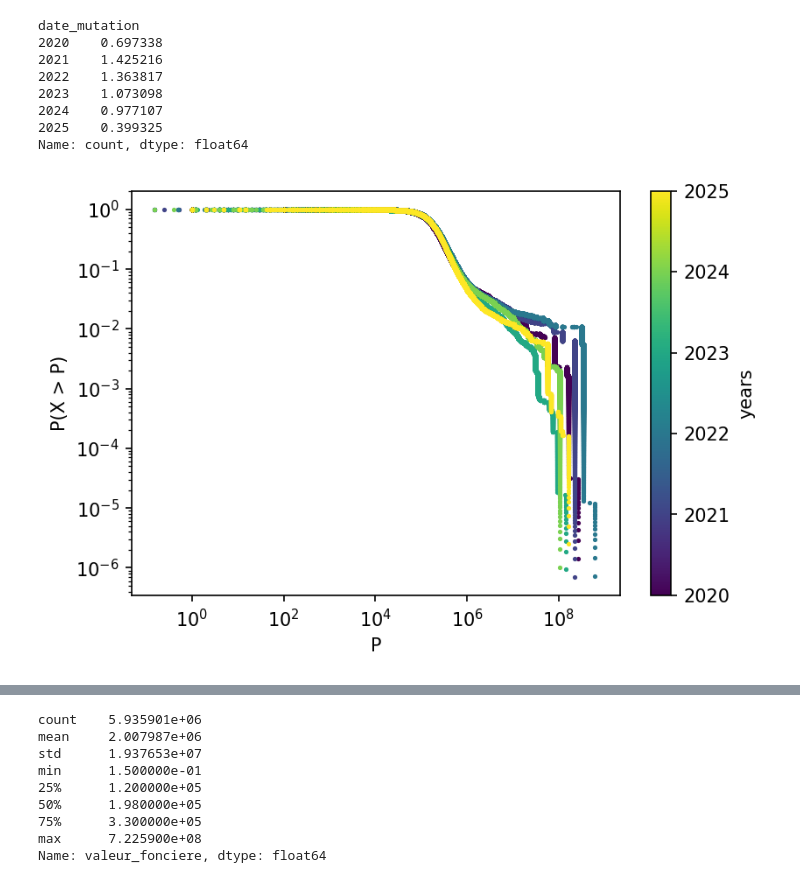
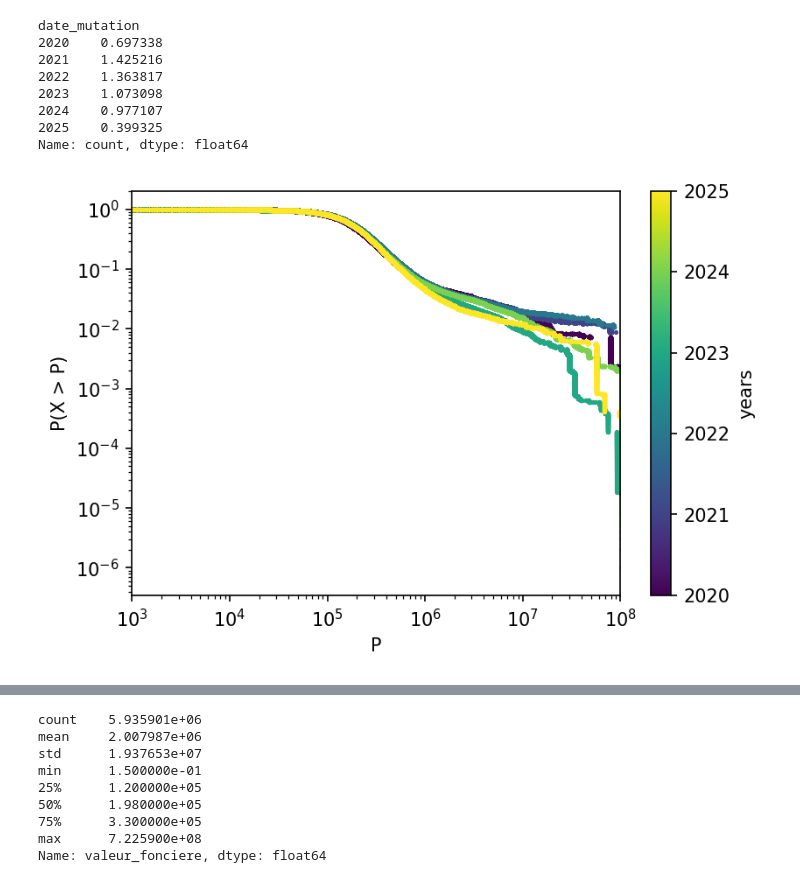
Before and after one commit to biondi-s/re_france, a Jupyter notebook: notebooks/02_dvf_load.ipynb, the cells around one changed output, grey strips where cells are left out. Drawn from its saved outputs; the diff is of its cells as text; code cells hidden in the pictures.

```diff
--- a/notebooks/02_dvf_load.ipynb
+++ b/notebooks/02_dvf_load.ipynb
@@ -40,34 +40,35 @@ import numpy as np
 import matplotlib.pyplot as plt
 
 # CCDF of valeur_fonciere by year
 df_plot = dvf_df.dropna(subset=["date_mutation", "valeur_fonciere"]).copy()
 df_plot["year"] = df_plot["date_mutation"].dt.year
 
 years = sorted(df_plot["year"].dropna().unique())
 cmap = plt.cm.viridis
 
 fig, ax = plt.subplots(figsize=(6.0, 4.0), dpi=150)
 
 for i, year in enumerate(years):
     values = df_plot.loc[df_plot["year"] == year, "valeur_fonciere"].values
     if values.size == 0:
         continue
     values = np.sort(values)
     ccdf = 1.0 - (np.arange(1, values.size + 1) / values.size)
     ax.loglog(values, ccdf, marker='.', linestyle='None', ms=3, color=cmap(i / max(len(years) - 1, 1)))
 
 norm = plt.Normalize(min(years), max(years))
 sm = plt.cm.ScalarMappable(cmap=cmap, norm=norm)
 sm.set_array([])
 cbar = fig.colorbar(sm, ax=ax)
 cbar.set_label("years")
 
 ax.set_xlabel("P")
+ax.set_xlim(1e3, 1e8)
 ax.set_ylabel("P(X > P)")
 ax.grid(False)
 plt.show()
 # %% [output]
-[figure, old version]
+[figure, new version]
 # %%
 import numpy as np
 import matplotlib.pyplot as plt
```
Also changed, not shown: parts of 1 cell of this notebook.
